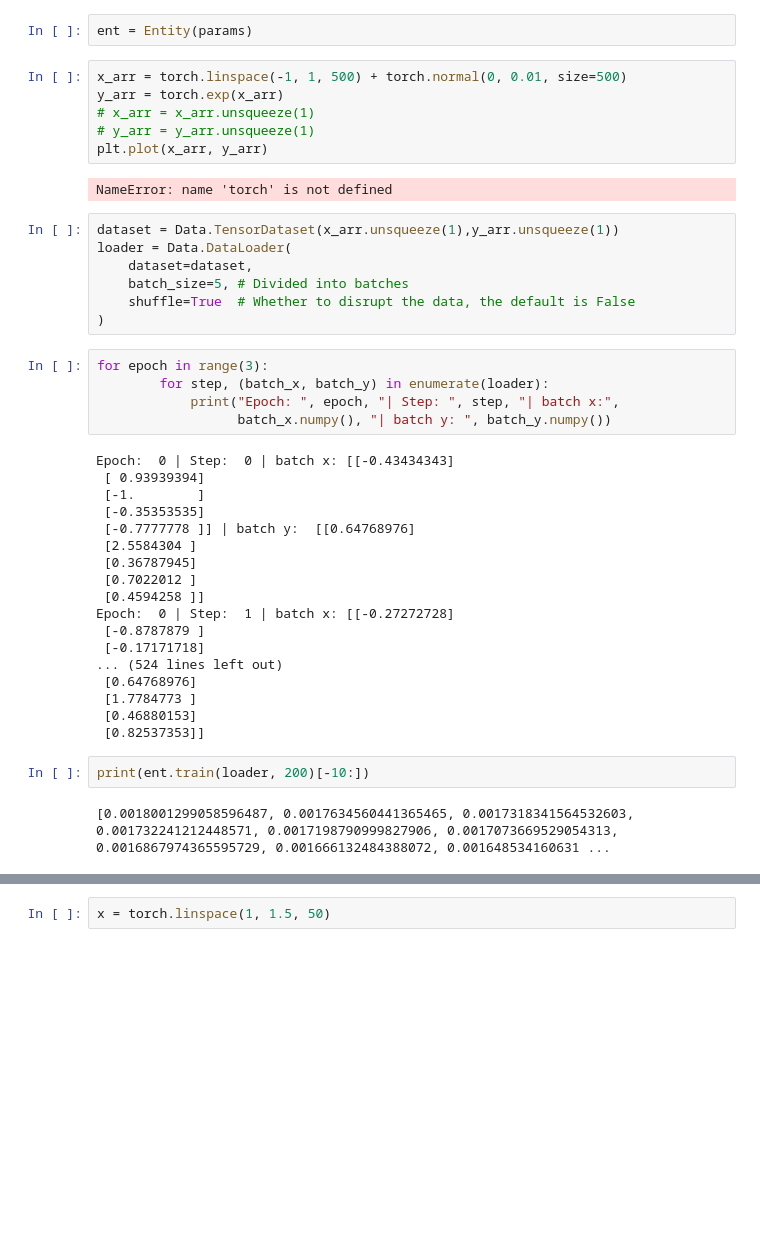
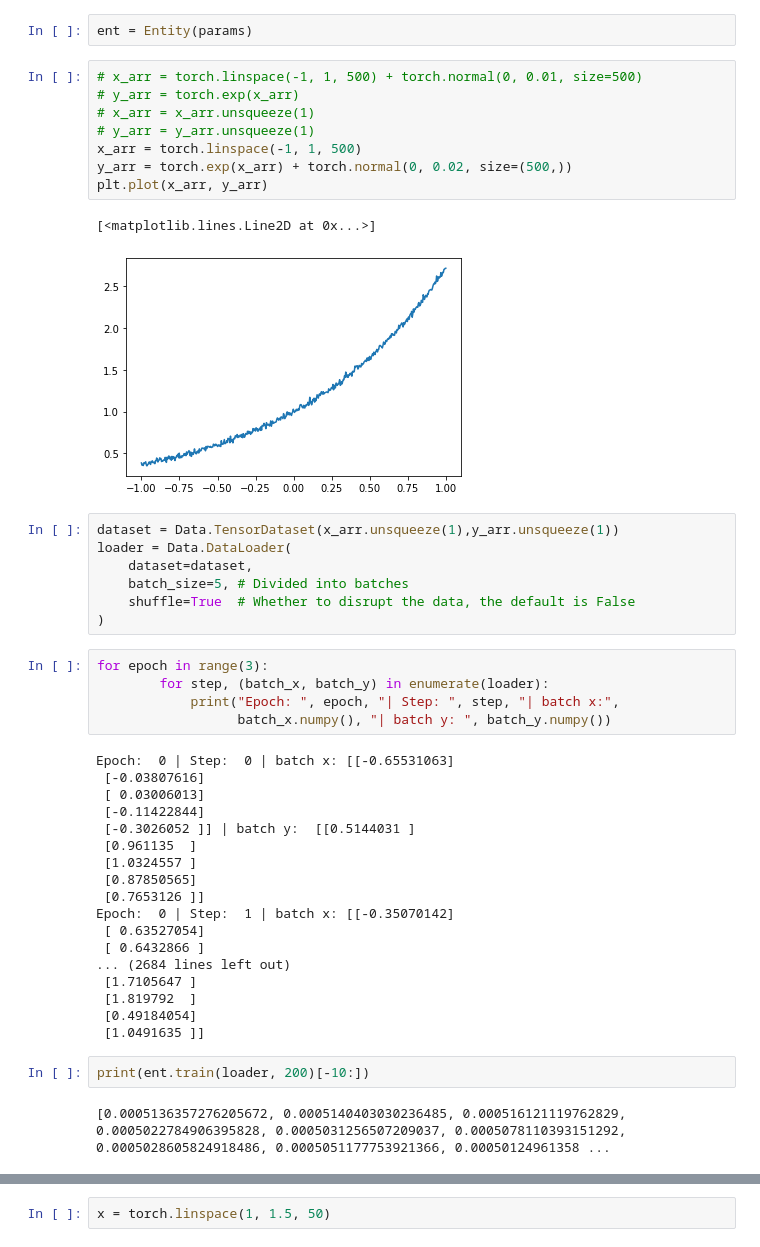
Before and after one commit to NOTfedos/nnga_course_work, a Jupyter notebook: testing.ipynb, the cells around one changed output, grey strips where cells are left out. Drawn from its saved outputs; the diff is of its cells as text; blank space fills up the shorter version.

```diff
--- a/testing.ipynb
+++ b/testing.ipynb
@@ -39,13 +39,16 @@ params = {
 # %%
 ent = Entity(params)
 # %%
-x_arr = torch.linspace(-1, 1, 500) + torch.normal(0, 0.01, size=500)
-y_arr = torch.exp(x_arr)
+# x_arr = torch.linspace(-1, 1, 500) + torch.normal(0, 0.01, size=500)
+# y_arr = torch.exp(x_arr)
 # x_arr = x_arr.unsqueeze(1)
 # y_arr = y_arr.unsqueeze(1)
+x_arr = torch.linspace(-1, 1, 500)
+y_arr = torch.exp(x_arr) + torch.normal(0, 0.02, size=(500,))
 plt.plot(x_arr, y_arr)
 # %% [output]
-NameError: name 'torch' is not defined
+[<matplotlib.lines.Line2D at 0x...>]
+[figure, added]
 # %%
 dataset = Data.TensorDataset(x_arr.unsqueeze(1),y_arr.unsqueeze(1))
 loader = Data.DataLoader(
@@ -59,26 +62,26 @@ for epoch in range(3):
             print("Epoch: ", epoch, "| Step: ", step, "| batch x:",
                   batch_x.numpy(), "| batch y: ", batch_y.numpy())
 # %% [output]
-Epoch:  0 | Step:  0 | batch x: [[-0.43434343]
- [ 0.93939394]
- [-1.        ]
- [-0.35353535]
- [-0.7777778 ]] | batch y:  [[0.64768976]
- [2.5584304 ]
- [0.36787945]
- [0.7022012 ]
- [0.4594258 ]]
-Epoch:  0 | Step:  1 | batch x: [[-0.27272728]
- [-0.8787879 ]
- [-0.17171718]
-... (524 lines left out)
- [0.64768976]
- [1.7784773 ]
- [0.46880153]
- [0.82537353]]
+Epoch:  0 | Step:  0 | batch x: [[-0.65531063]
+ [-0.03807616]
+ [ 0.03006013]
+ [-0.11422844]
+ [-0.3026052 ]] | batch y:  [[0.5144031 ]
+ [0.961135  ]
+ [1.0324557 ]
+ [0.87850565]
+ [0.7653126 ]]
+Epoch:  0 | Step:  1 | batch x: [[-0.35070142]
+ [ 0.63527054]
+ [ 0.6432866 ]
+... (2684 lines left out)
+ [1.7105647 ]
+ [1.819792  ]
+ [0.49184054]
+ [1.0491635 ]]
 # %%
 print(ent.train(loader, 200)[-10:])
 # %% [output]
-[0.0018001299058596487, 0.0017634560441365465, 0.0017318341564532603, 0.001732241212448571, 0.0017198790999827906, 0.0017073669529054313, 0.0016867974365595729, 0.001666132484388072, 0.001648534160631 ...
+[0.0005136357276205672, 0.0005140403030236485, 0.000516121119762829, 0.0005022784906395828, 0.0005031256507209037, 0.0005078110393151292, 0.0005028605824918486, 0.0005051177753921366, 0.00050124961358 ...
 # %%
 y = ent.predict(x_arr.unsqueeze(1))
```
Also changed, not shown: parts of 2 cells of this notebook, 5 other files.
